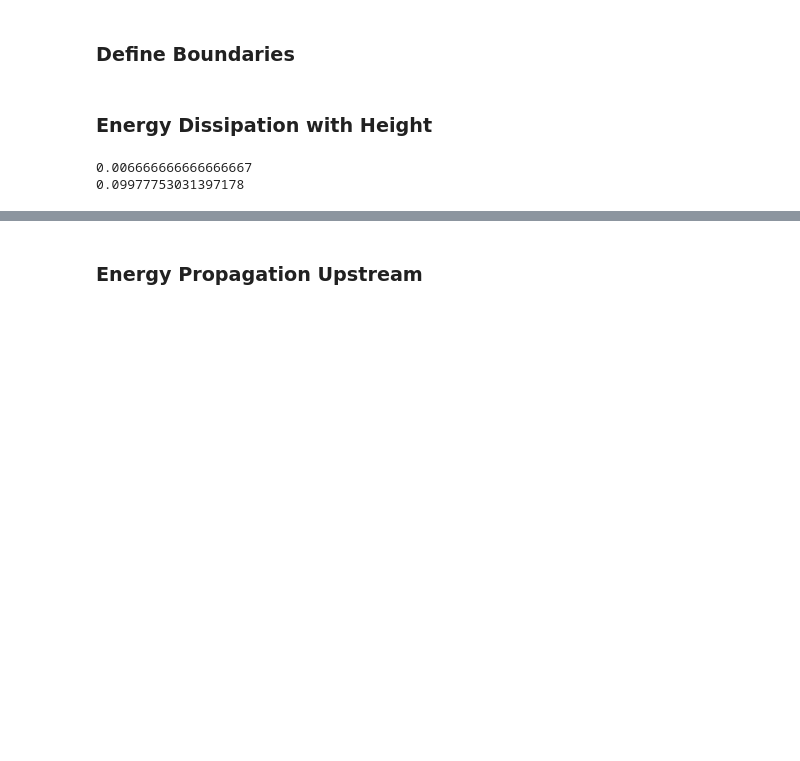
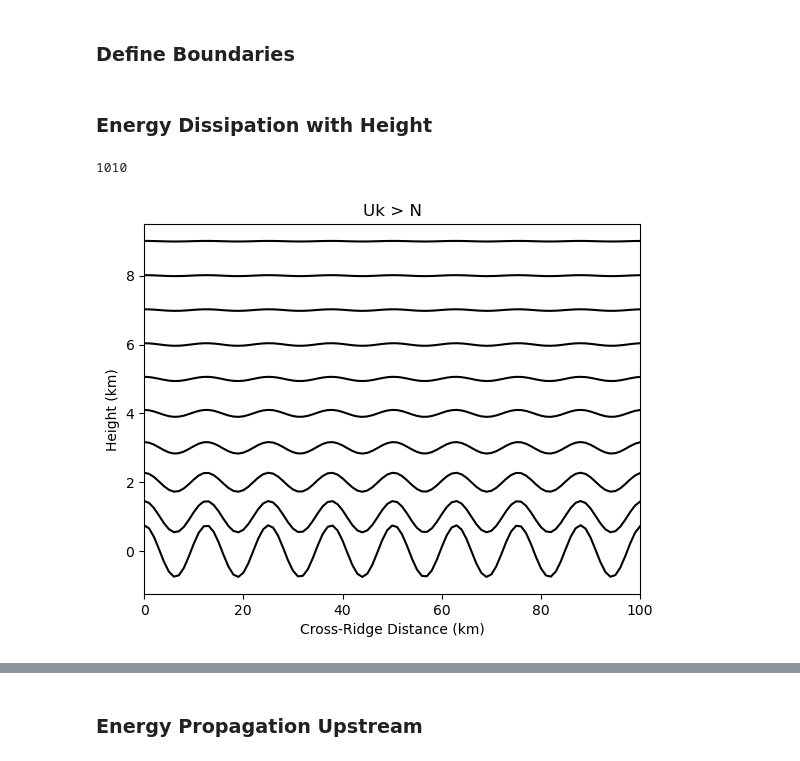
Before and after one commit to kikoeta/Lee-Waves-EAS4610, a Jupyter notebook: Lee_Waves_PDE_Solver.ipynb, the cells around one changed output, grey strips where cells are left out. Saved outputs shown, nothing was run; the diff lists cells and outputs as text; code cells hidden in the pictures; blank space fills up the shorter version.

```diff
--- a/Lee_Waves_PDE_Solver.ipynb
+++ b/Lee_Waves_PDE_Solver.ipynb
@@ -35,23 +35,73 @@ dz = 1*500
 zf = 9*1000
 z = np.arange(0, zf+1, dz)
 #print(z)
+# %%
+dx = 1
+xf = 100
+x = np.arange(0, xf+1, dx)
+#print(x)
+
+dz = 1
+zf = 9
+z = np.arange(0, zf+1, dz)
+#print(z)
 # %% [markdown]
 ### Energy Dissipation with Height
-# %%
-U = 15 #m/s^2
-N = 0.1 #1/s
-l = N / U
-print(l)
-k = 0.1
-#v = np.sqrt(l**2 - k**2)
-mu = np.sqrt(k**2 - l**2)
-print(mu)
-
-h0 = 100
-# %% [output]
-0.006666666666666667
-0.09977753031397178
 # %%
+U = 15 #m/s^2
+N = 0.01 #1/s
+l = N / U
+k = 0.5 #smaller is wavier
+mu = np.sqrt(k**2 - l**2)
+
+h0 = 0.1
+
 # The vertical velocity satisfying (1) and the upper and lower boundary conditions is:
 def omega(x, z):
-    return U * h0 * k * np.exp(-mu*z/100) * np.cos(k*x)
+    return U * h0 * k * np.exp(-mu*z) * np.cos(k*x)
+
+omegalist = []
+for i in np.arange(len(z)):
+    zz = z[i]
+    #print(f'Z -------- Calculating at {zz/1000:0.2}km height')
+    for j in np.arange(len(x)):
+        xx = x[j]
+        #print(f'X -- Calculating for x distance of {xx/1000:0.3}km')
+        #print(f'For z={zz/1000}km and x={xx/1000}km')
+        #print(f'Omega is {omega(xx, zz):0.4}')
+        omegalist.append(omega(xx, zz)+z[i])
+print(len(omegalist))
+def plot(dz):
+    if dz == 1000:
+        plt.plot(x, omegalist[:101], c='black')     # Ground
+        plt.plot(x, omegalist[101:202], c='black')  # 1km
+        plt.plot(x, omegalist[202:303], c='black')  # 2km
+        plt.plot(x, omegalist[303:404], c='black')  # 3km
+        plt.plot(x, omegalist[404:505], c='black')  # 4km
+        plt.plot(x, omegalist[505:606], c='black')  # 5km
+        plt.plot(x, omegalist[606:707], c='black')  # 6km
+        plt.plot(x, omegalist[707:808], c='black')  # 7km
+        plt.plot(x, omegalist[808:909], c='black')  # 8km
+        plt.plot(x, omegalist[909:1010], c='black')  # 9km
+
+        plt.title('Uk > N')
+        plt.xlabel('Cross-Ridge Distance (km)')
+        plt.ylabel('Height (km)')
+        plt.margins(x=0)
+
+
+    elif dz == 500:
+        plt.plot(x, omegalist[:201], c='black')
+        plt.plot(x, omegalist[201:402], c='black')
+        plt.plot(x, omegalist[402:603], c='black')
+        plt.plot(x, omegalist[603:804], c='black')
+        plt.plot(x, omegalist[804:1005], c='black')
+        plt.plot(x, omegalist[1005:1206], c='black')
+    else:
+        print('Not Valid Input')
+
+
+plot(1000)
+# %% [output]
+1010
+[figure, added]
```
Also changed, not shown: parts of 9 cells of this notebook.
